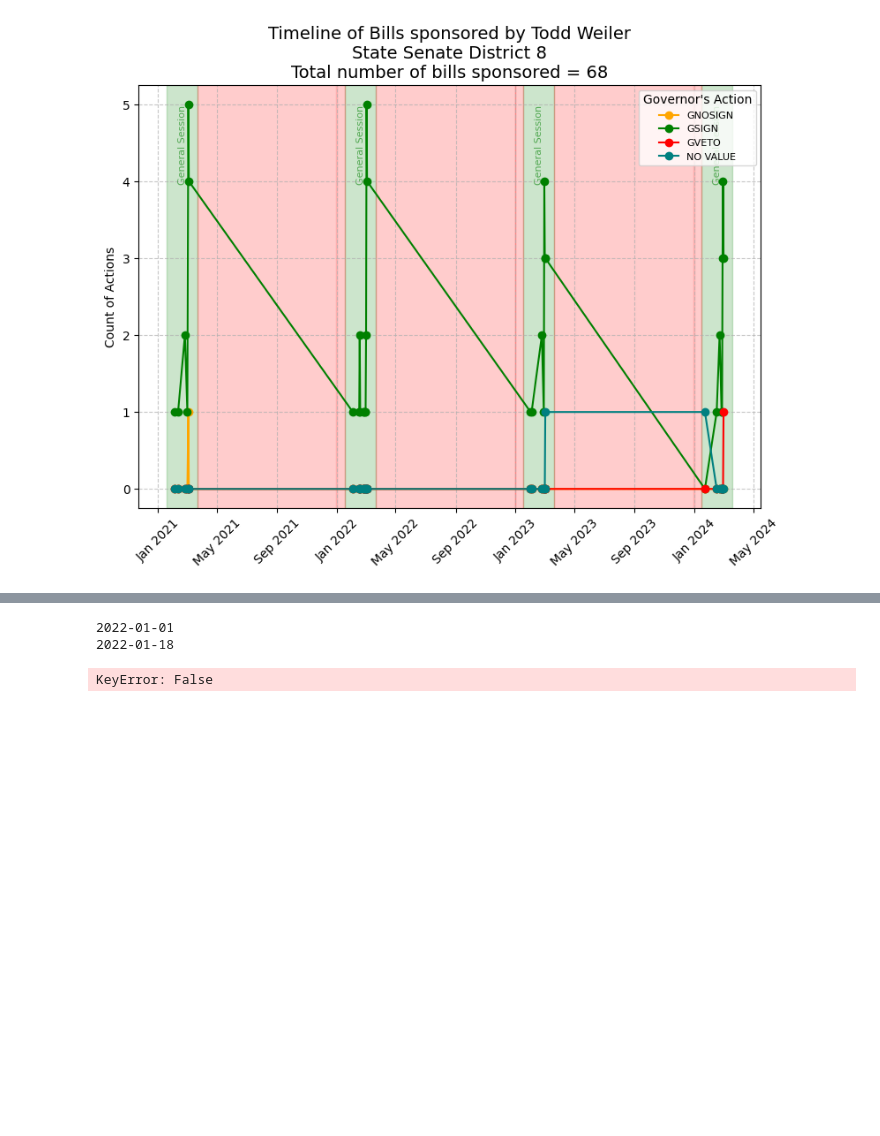
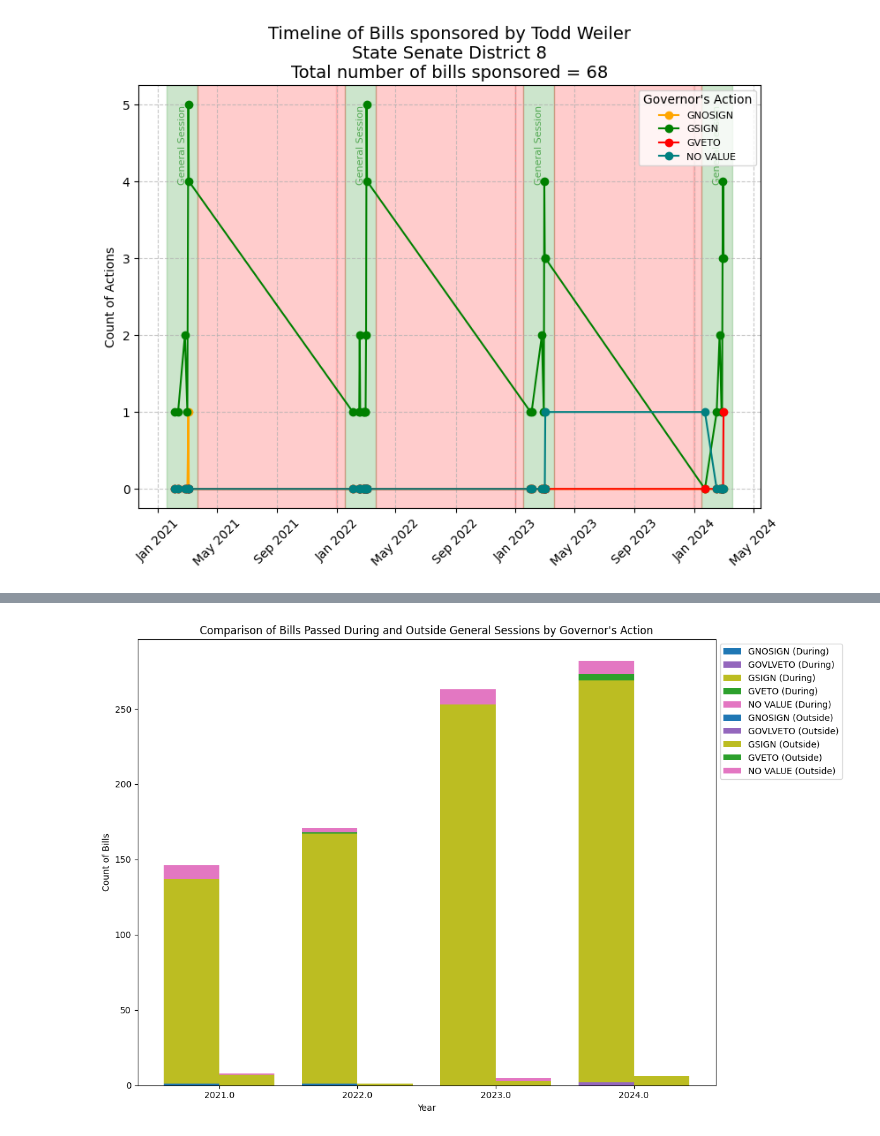
Before and after one commit to CristylePGarrard/ElectionTime, a Jupyter notebook: legislative_branch_kpi.ipynb, the cells around one changed output, grey strips where cells are left out. Cells and saved outputs as stored; diff of their text form; code cells hidden in the pictures; blank space fills up the shorter version.

Commit message:
issue with looping through candidates, just saving progress

```diff
--- a/legislative_branch_kpi.ipynb
+++ b/legislative_branch_kpi.ipynb
@@ -1242,10 +1299,0 @@ If June 19 is on a Saturday or Sunday holiday is on the next Monday
-# %%
-year = 2022
-jan_one = pd.Timestamp(year=year, month=1, day=1)
-print(jan_one.strftime('%Y-%m-%d'))
-third_monday = jan_one + pd.DateOffset(weeks=2, weekday=0)
-tuesday_after = third_monday + pd.DateOffset(days=1)
-print(tuesday_after.strftime('%Y-%m-%d'))
-# %% [output]
-2022-01-01
-2022-01-18
@@ -1338,22 +1299,0 @@ def stacked_bar_gov_actions(df, name_on_ballot, color_map, show_chart=False, pri
-# %%
-import pandas as pd
-from pandas.tseries.holiday import USFederalHolidayCalendar as calendar
-
-def get_general_session_start_date(year):
-    # Calculate the first Tuesday after the third Monday in January
-    # This is your implementation to find the start date
-    start_date = pd.Timestamp(year=year, month=1, day=1)
-    start_date += pd.DateOffset(weeks=3)  # Move to the fourth week
-    start_date += pd.DateOffset(days=1)    # Move to Tuesday
-    return start_date
-
-def is_general_session(date):
-    year = date.year
-    start_date = get_general_session_start_date(year)
-
-    # Calculate 45 weekdays (excluding holidays) from the start date
-    holidays = []  # Define your holidays here
-    general_session_days = pd.bdate_range(start_date, periods=45, holidays=holidays)
-
-    # Check if the date is within the general session days
-    return date in general_session_days
@@ -1405,8 +1300,13 @@ def stacked_bar_gov_actions(df, name_on_ballot, color_map, show_chart=False):
-# %%
-candidate_name = 'TODD WEILER'
-stacked_bar_gov_actions(df=merged_df,
-                        name_on_ballot=candidate_name,
-                        color_map=color_map,
-                        show_chart=True)
-# %% [output]
-KeyError: False
+# %%
+years = range(2020, 2024 + 1)
+session_dates = {year: (get_general_session_start_date(year), get_general_session_end_date(year)) for year in years}
+
+state_house = merged_df.loc[merged_df['Office'] == 'State House']
+
+classified_bills = classify_bills_by_session_status(state_house, session_dates)
+
+summary = aggregate_bills_by_action(classified_bills)
+
+plot_session_comparison_chart(summary)
+# %% [output]
+[figure, added]
```
Also changed, not shown: parts of 37 cells of this notebook.
